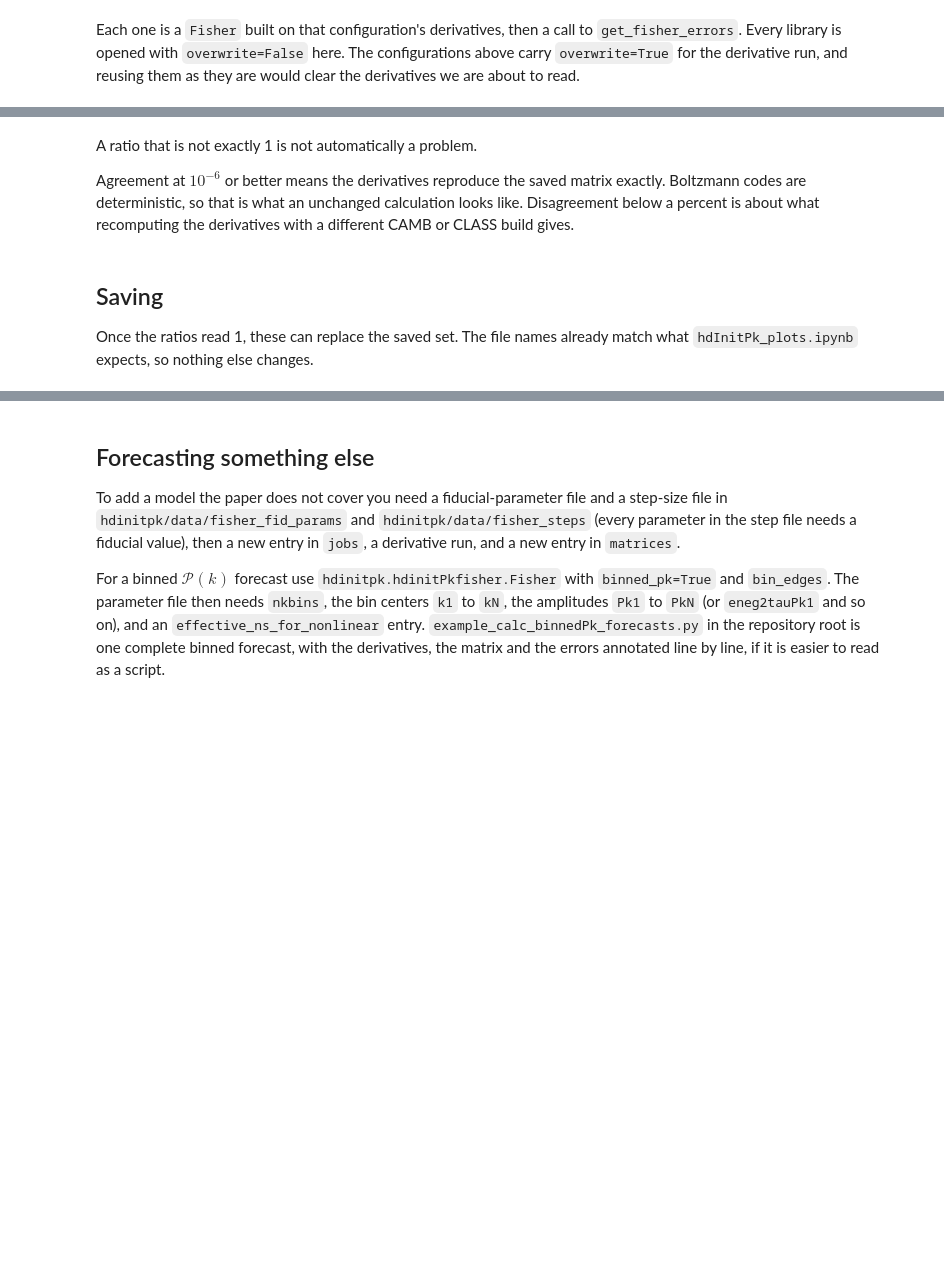
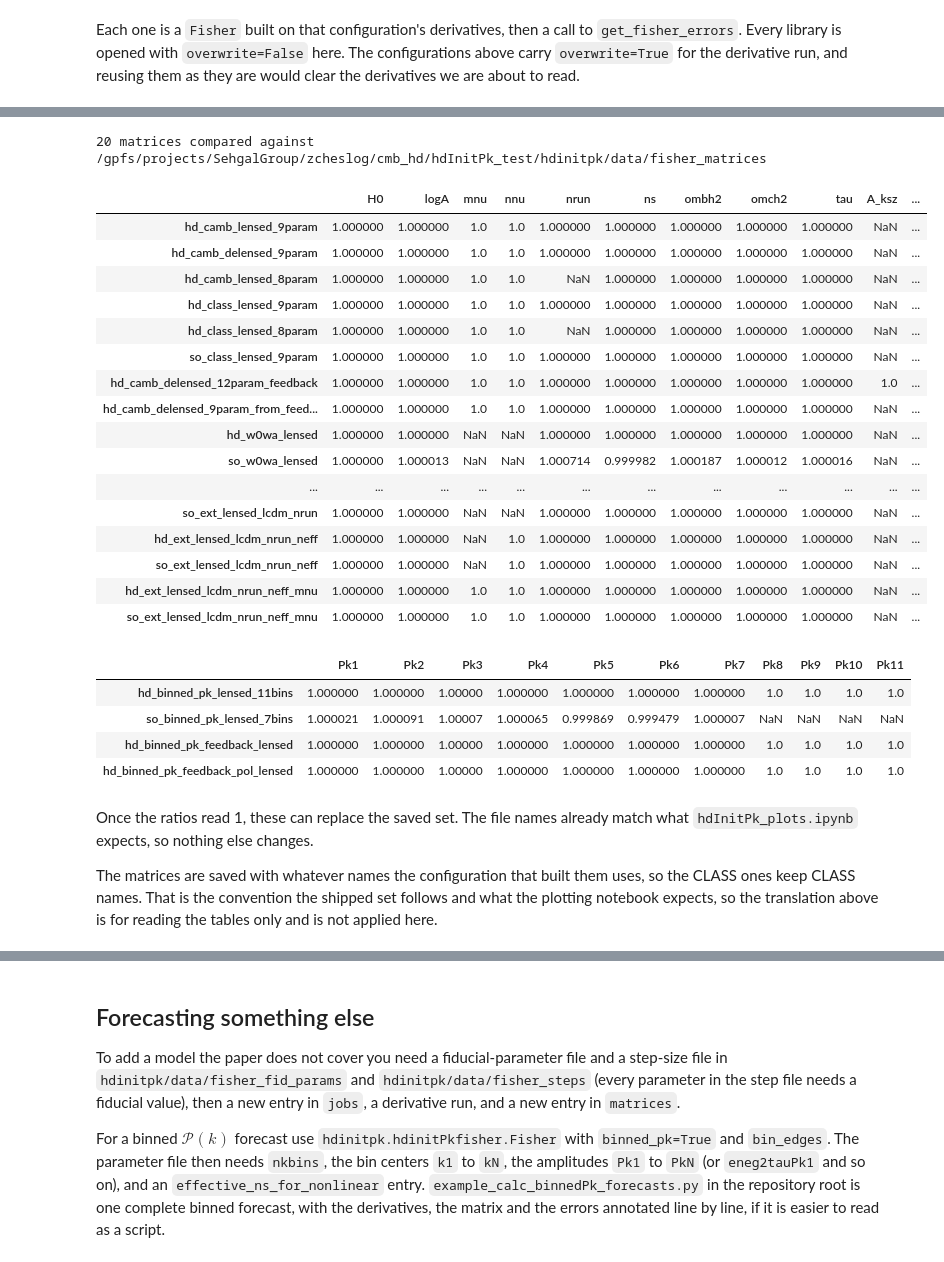
Before and after one commit to CMB-HD/hdInitPk, a Jupyter notebook: run_hdInitPk_forecasts.ipynb, the cells around one changed output, grey strips where cells are left out. Drawn from its saved outputs; the diff is of its cells as text; code cells hidden in the pictures; blank space fills up the shorter version.

```diff
--- a/run_hdInitPk_forecasts.ipynb
+++ b/run_hdInitPk_forecasts.ipynb
@@ -495,27 +631,51 @@ the saved ones should be 1 everywhere.
 # %%
 def saved_errors(name):
+    """1-sigma errors of a shipped matrix, keyed by CAMB names. The files
+    built from a CLASS configuration keep CLASS names, so they are
+    translated here too, to match `forecast_errors` above."""
     path = os.path.join(saved_matrix_dir, f'{name}.txt')
     if not os.path.isfile(path):
         return None
-    return fisher.get_fisher_errors(*fisher.load_fisher_matrix(path))
+    return from_class_errors(
+        fisher.get_fisher_errors(*fisher.load_fisher_matrix(path)))
 
 
 ratios = {}
 for name in forecast_errors:
     saved = saved_errors(name)
     if saved is None:
         continue
     new = forecast_errors[name]
     ratios[name] = {p: new[p] / saved[p] for p in new
                     if p in saved and saved[p] != 0}
 
 comparison = pd.DataFrame(ratios).T
+cosmo_ratios, bin_ratios = split_bins(comparison)
+
 print(f'{len(ratios)} matrices compared against {saved_matrix_dir}')
-comparison
+display(cosmo_ratios)
+bin_ratios
+# %% [output]
+20 matrices compared against /gpfs/projects/SehgalGroup/zcheslog/cmb_hd/hdInitPk_test/hdinitpk/data/fisher_matrices
+|  | H0 | logA | mnu | nnu | nrun | ns | ombh2 | omch2 | tau | A_ksz | ... |
+| hd_camb_lensed_9param | 1.000000 | 1.000000 | 1.0 | 1.0 | 1.000000 | 1.000000 | 1.000000 | 1.000000 | 1.000000 | NaN | ... |
+| hd_camb_delensed_9param | 1.000000 | 1.000000 | 1.0 | 1.0 | 1.000000 | 1.000000 | 1.000000 | 1.000000 | 1.000000 | NaN | ... |
+| hd_camb_lensed_8param | 1.000000 | 1.000000 | 1.0 | 1.0 | NaN | 1.000000 | 1.000000 | 1.000000 | 1.000000 | NaN | ... |
+| hd_class_lensed_9param | 1.000000 | 1.000000 | 1.0 | 1.0 | 1.000000 | 1.000000 | 1.000000 | 1.000000 | 1.000000 | NaN | ... |
+| hd_class_lensed_8param | 1.000000 | 1.000000 | 1.0 | 1.0 | NaN | 1.000000 | 1.000000 | 1.000000 | 1.000000 | NaN | ... |
+| so_class_lensed_9param | 1.000000 | 1.000000 | 1.0 | 1.0 | 1.000000 | 1.000000 | 1.000000 | 1.000000 | 1.000000 | NaN | ... |
+| hd_camb_delensed_12param_feedback | 1.000000 | 1.000000 | 1.0 | 1.0 | 1.000000 | 1.000000 | 1.000000 | 1.000000 | 1.000000 | 1.0 | ... |
+| hd_camb_delensed_9param_from_feed... | 1.000000 | 1.000000 | 1.0 | 1.0 | 1.000000 | 1.000000 | 1.000000 | 1.000000 | 1.000000 | NaN | ... |
+| hd_w0wa_lensed | 1.000000 | 1.000000 | NaN | NaN | 1.000000 | 1.000000 | 1.000000 | 1.000000 | 1.000000 | NaN | ... |
+| so_w0wa_lensed | 1.000000 | 1.000013 | NaN | NaN | 1.000714 | 0.999982 | 1.000187 | 1.000012 | 1.000016 | NaN | ... |
+| ... | ... | ... | ... | ... | ... | ... | ... | ... | ... | ... | ... |
+| so_ext_lensed_lcdm_nrun | 1.000000 | 1.000000 | NaN | NaN | 1.000000 | 1.000000 | 1.000000 | 1.000000 | 1.000000 | NaN | ... |
+| hd_ext_lensed_lcdm_nrun_neff | 1.000000 | 1.000000 | NaN | 1.0 | 1.000000 | 1.000000 | 1.000000 | 1.000000 | 1.000000 | NaN | ... |
+| so_ext_lensed_lcdm_nrun_neff | 1.000000 | 1.000000 | NaN | 1.0 | 1.000000 | 1.000000 | 1.000000 | 1.000000 | 1.000000 | NaN | ... |
+| hd_ext_lensed_lcdm_nrun_neff_mnu | 1.000000 | 1.000000 | 1.0 | 1.0 | 1.000000 | 1.000000 | 1.000000 | 1.000000 | 1.000000 | NaN | ... |
+| so_ext_lensed_lcdm_nrun_neff_mnu | 1.000000 | 1.000000 | 1.0 | 1.0 | 1.000000 | 1.000000 | 1.000000 | 1.000000 | 1.000000 | NaN | ... |
+|  | Pk1 | Pk2 | Pk3 | Pk4 | Pk5 | Pk6 | Pk7 | Pk8 | Pk9 | Pk10 | Pk11 |
+| hd_binned_pk_lensed_11bins | 1.000000 | 1.000000 | 1.00000 | 1.000000 | 1.000000 | 1.000000 | 1.000000 | 1.0 | 1.0 | 1.0 | 1.0 |
+| so_binned_pk_lensed_7bins | 1.000021 | 1.000091 | 1.00007 | 1.000065 | 0.999869 | 0.999479 | 1.000007 | NaN | NaN | NaN | NaN |
+| hd_binned_pk_feedback_lensed | 1.000000 | 1.000000 | 1.00000 | 1.000000 | 1.000000 | 1.000000 | 1.000000 | 1.0 | 1.0 | 1.0 | 1.0 |
+| hd_binned_pk_feedback_pol_lensed | 1.000000 | 1.000000 | 1.00000 | 1.000000 | 1.000000 | 1.000000 | 1.000000 | 1.0 | 1.0 | 1.0 | 1.0 |
-# %% [markdown]
-A ratio that is not exactly 1 is not automatically a problem.
-
-Agreement at $10^{-6}$ or better means the derivatives reproduce the saved
-matrix exactly. Boltzmann codes are deterministic, so that is what an
-unchanged calculation looks like. Disagreement below a percent is about what
-recomputing the derivatives with a different CAMB or CLASS build gives.
@@ -545,8 +682,11 @@ pd.DataFrame(rows).set_index(['matrix', 'parameter'])
 # %% [markdown]
-## Saving
-
 Once the ratios read 1, these can replace the saved set. The file names
 already match what `hdInitPk_plots.ipynb` expects, so nothing else changes.
+
+The matrices are saved with whatever names the configuration that built
+them uses, so the CLASS ones keep CLASS names. That is the convention the
+shipped set follows and what the plotting notebook expects, so the
+translation above is for reading the tables only and is not applied here.
 # %%
 os.makedirs(matrix_out_dir, exist_ok=True)
 
```
Also changed, not shown: parts of 19 cells of this notebook.
